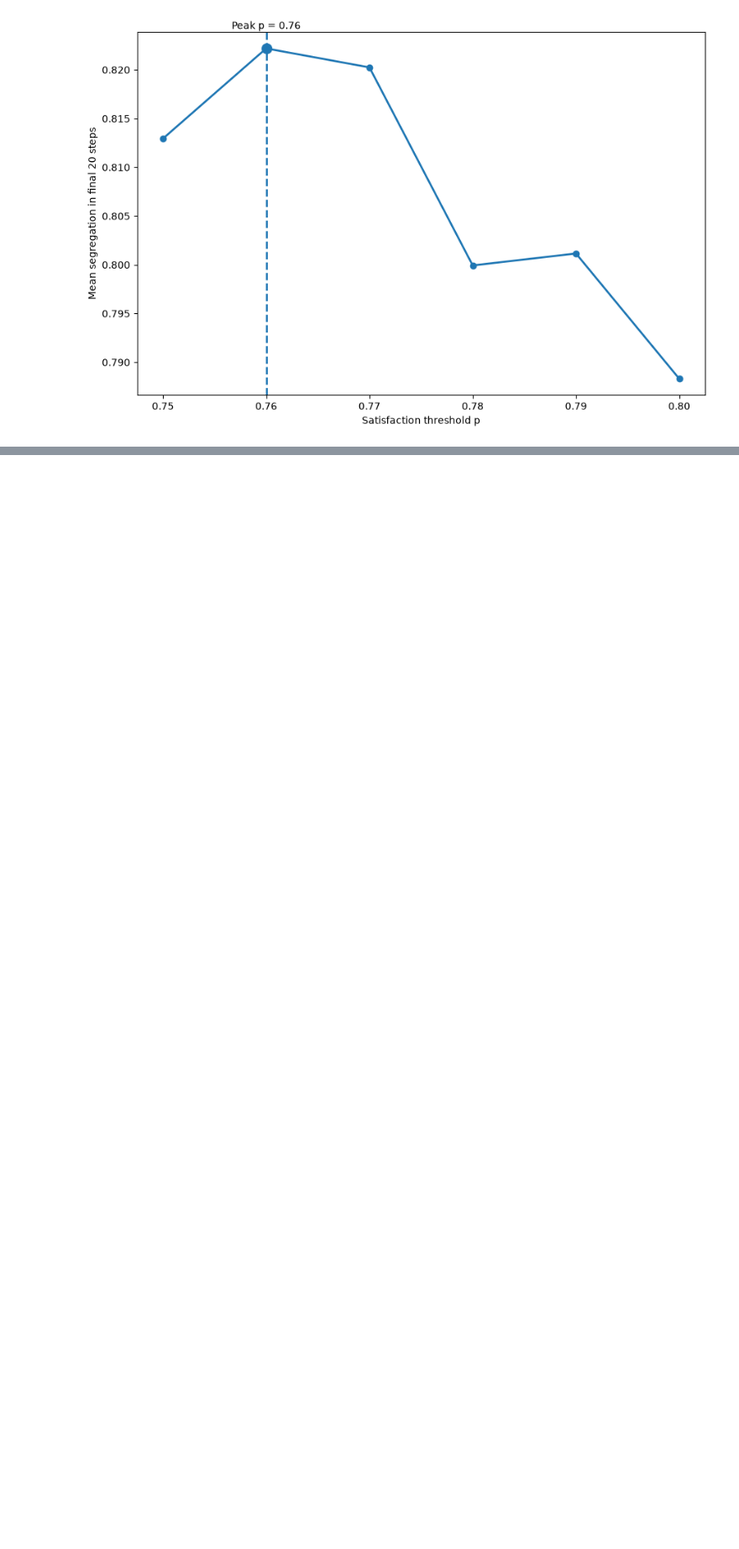
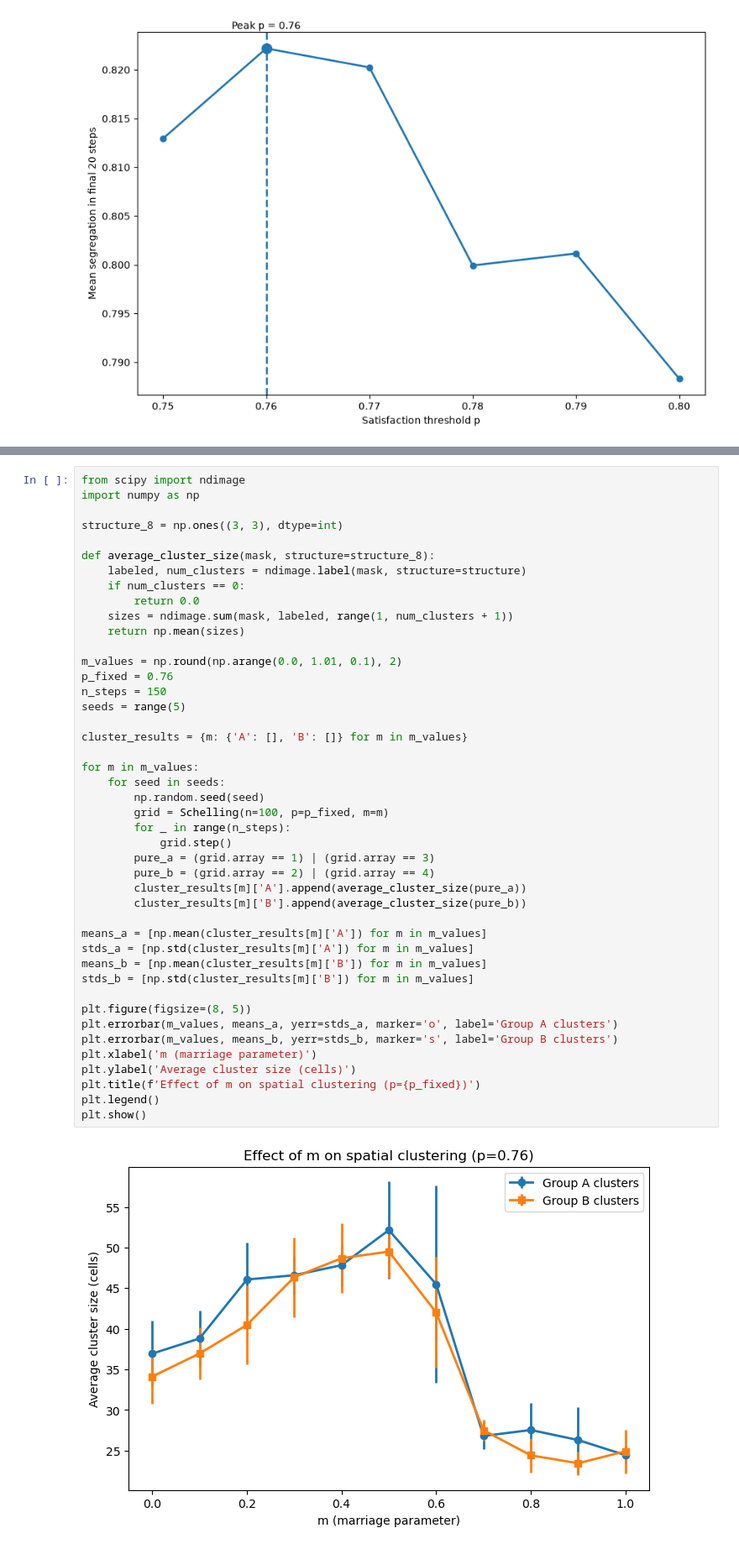
Before and after one commit to DONG-BO-Eric/CITS4403-Project, a Jupyter notebook: code/project.ipynb, the cells around one changed output, grey strips where cells are left out. Shown at 84% size. Drawn from its saved outputs; the diff is of its cells as text; blank space fills up the shorter version.

```diff
--- a/code/project.ipynb
+++ b/code/project.ipynb
@@ -784,0 +828,46 @@ Maximum segregation = 0.8221945208440674
+# %%
+from scipy import ndimage
+import numpy as np
+
+structure_8 = np.ones((3, 3), dtype=int)
+
+def average_cluster_size(mask, structure=structure_8):
+    labeled, num_clusters = ndimage.label(mask, structure=structure)
+    if num_clusters == 0:
+        return 0.0
+    sizes = ndimage.sum(mask, labeled, range(1, num_clusters + 1))
+    return np.mean(sizes)
+
+m_values = np.round(np.arange(0.0, 1.01, 0.1), 2)
+p_fixed = 0.76
+n_steps = 150
+seeds = range(5)
+
+cluster_results = {m: {'A': [], 'B': []} for m in m_values}
+
+for m in m_values:
+    for seed in seeds:
+        np.random.seed(seed)
+        grid = Schelling(n=100, p=p_fixed, m=m)
+        for _ in range(n_steps):
+            grid.step()
+        pure_a = (grid.array == 1) | (grid.array == 3)
+        pure_b = (grid.array == 2) | (grid.array == 4)
+        cluster_results[m]['A'].append(average_cluster_size(pure_a))
+        cluster_results[m]['B'].append(average_cluster_size(pure_b))
+
+means_a = [np.mean(cluster_results[m]['A']) for m in m_values]
+stds_a = [np.std(cluster_results[m]['A']) for m in m_values]
+means_b = [np.mean(cluster_results[m]['B']) for m in m_values]
+stds_b = [np.std(cluster_results[m]['B']) for m in m_values]
+
+plt.figure(figsize=(8, 5))
+plt.errorbar(m_values, means_a, yerr=stds_a, marker='o', label='Group A clusters')
+plt.errorbar(m_values, means_b, yerr=stds_b, marker='s', label='Group B clusters')
+plt.xlabel('m (marriage parameter)')
+plt.ylabel('Average cluster size (cells)')
+plt.title(f'Effect of m on spatial clustering (p={p_fixed})')
+plt.legend()
+plt.show()
+# %% [output]
+[figure, added]
```
Also changed, not shown: parts of 15 cells of this notebook.
